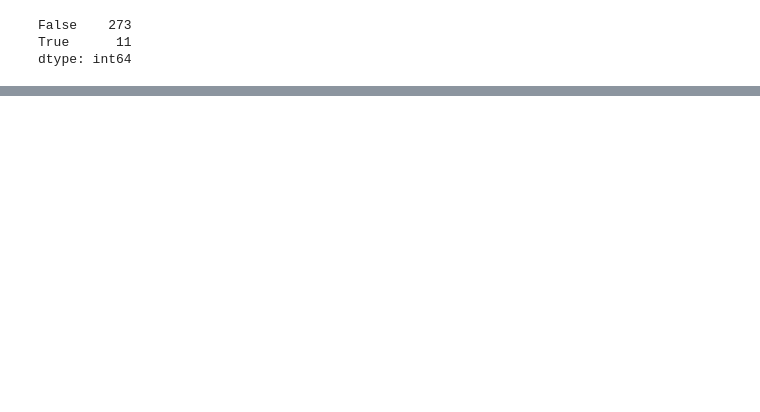
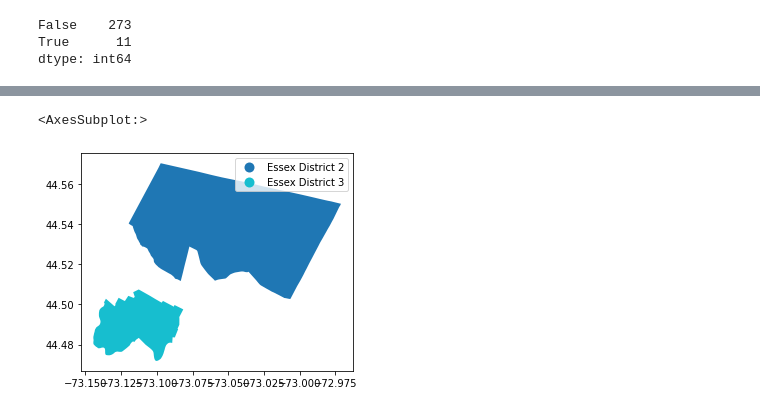
Before and after one commit to nonpartisan-redistricting-datahub/pdv-vt, a Jupyter notebook: vest-vt-2020/vest-vt-2020-validation.ipynb, the cells around one changed output, grey strips where cells are left out. Drawn from its saved outputs; the diff is of its cells as text; code cells hidden in the pictures; blank space fills up the shorter version.

```diff
--- a/vest-vt-2020/vest-vt-2020-validation.ipynb
+++ b/vest-vt-2020/vest-vt-2020-validation.ipynb
@@ -1463,3 +1141,6 @@ source_join.loc[source_join["join_col"]=="Burlington 7","COUNTYFP"]="007"
 source_join.loc[source_join["join_col"]=="Montpelier","COUNTYFP"]="023"
 source_join.loc[source_join["join_col"]=="Newbury","COUNTYFP"]="017"
 source_join.loc[source_join["join_col"]=="St. Albans City","COUNTYFP"]="011"
+
+#Rename the county column to match VEST
+source_join.rename(columns={"COUNTYFP": "COUNTYFP20"},inplace=True)
@@ -1488,13 +1147,30 @@ vest_vt_20
 # %%
-diff_counties=[]
-print("Counties with differences will be printed below:")
-for i in data_columns:
-    diff = source_join.groupby(["COUNTYFP"]).sum()[i]-vest_vt_20.groupby(["COUNTYFP20"]).sum()[i]
-    for val in diff[diff != 0].index.values.tolist():
-        if val not in diff_counties:
-            diff_counties.append(val)
-    if len(diff[diff != 0]!=0):
-        print(diff[diff != 0].to_string(header=False))
-print("")
-print("All other races in all counties are equal")
+def county_totals_check(partner_df,source_df,column_list,county_col,full_print=False):
+    print("***Countywide Totals Check***")
+    print("")
+    diff_counties=[]
+    for race in column_list:
+        diff = partner_df.groupby([county_col]).sum()[race]-source_df.groupby([county_col]).sum()[race]
+        for val in diff[diff != 0].index.values.tolist():
+            if val not in diff_counties:
+                diff_counties.append(val)
+        if len(diff[diff != 0]!=0):
+            print(race + " contains differences in these counties:")
+            for val in diff[diff != 0].index.values.tolist():
+                county_differences = diff[diff != 0]
+                print("\t"+val+" has a difference of "+str(county_differences[val])+" votes")
+                print("\t\tVEST: "+str(partner_df.groupby([county_col]).sum().loc[val,race])+" votes")
+                print("\t\tSOURCES: "+str(source_df.groupby([county_col]).sum().loc[val,race])+" votes")
+            if (full_print):
+                for val in diff[diff == 0].index.values.tolist():
+                    county_similarities = diff[diff == 0]
+                    print("\t"+val + ": "+ str(partner_df.groupby([county_col]).sum().loc[val,race])+" votes")
+        else:
+            print(race + " is equal across all counties")
+            if (full_print):
+                for val in diff[diff == 0].index.values.tolist():
+                    county_similarities = diff[diff == 0]
+                    print("\t"+val + ": "+ str(partner_df.groupby([county_col]).sum().loc[val,race])+" votes")
+
+county_totals_check(vest_vt_20,source_join,data_columns,"COUNTYFP20")
 # %% [output]
@@ -1639,0 +1334,5 @@ print(str(len(df[(df[0]>=5)]))+ " precincts w/ a difference greater than 5 km^2"
+# %%
+full_shapefiles_census[full_shapefiles_census["NAMELSAD"].isin(["Essex District 2","Essex District 3"])].plot(column="NAMELSAD",legend=True)
+# %% [output]
+<AxesSubplot:>
+[figure, added]
```
Also changed, not shown: parts of 104 cells of this notebook.
